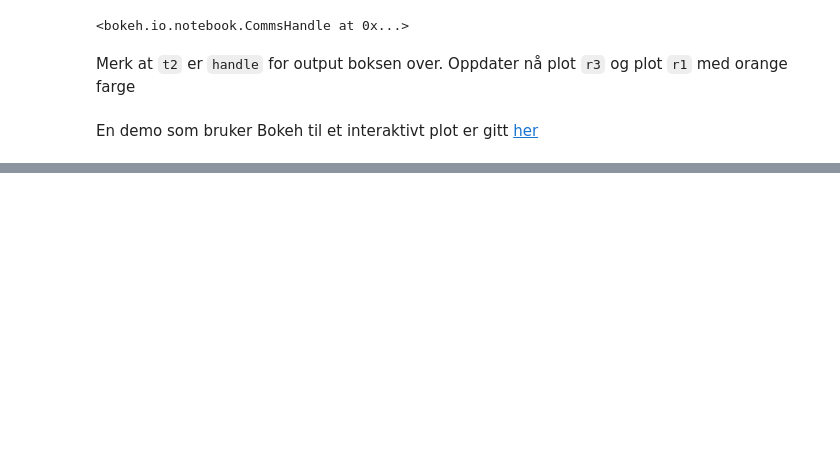
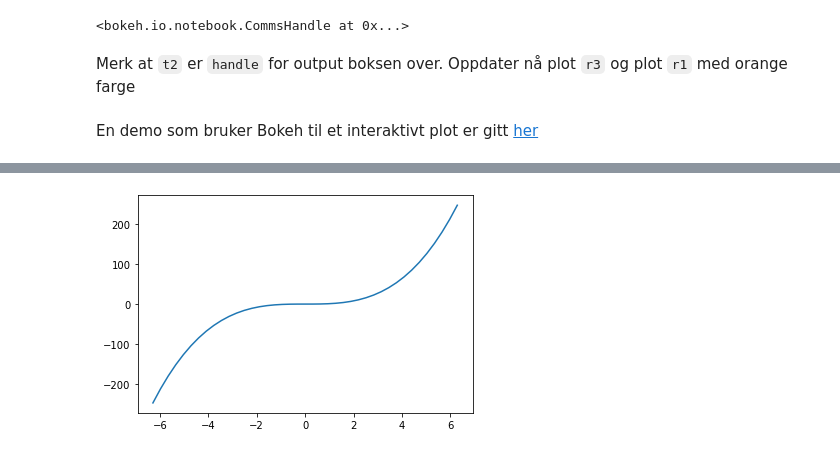
Before and after one commit to mikaem/MEK1100, a Jupyter notebook: notebooks/kapittel3-Gjevik.ipynb, the cells around one changed output, grey strips where cells are left out. Saved outputs shown, nothing was run; the diff lists cells and outputs as text; code cells hidden in the pictures; blank space fills up the shorter version.

```diff
--- a/notebooks/kapittel3-Gjevik.ipynb
+++ b/notebooks/kapittel3-Gjevik.ipynb
@@ -238,0 +617,11 @@ En demo som bruker Bokeh til et interaktivt plot er gitt [her](bokeh-interactive
+# %%
+import numpy as np
+import matplotlib.pyplot as plt
+%matplotlib inline
+
+x = np.linspace(-2*np.pi, 2*np.pi, 41)
+y = x**3
+plt.plot(x, y)
+plt.show()
+# %% [output]
+[figure, added]
```
Also changed, not shown: parts of 135 cells of this notebook, 7 other files.
